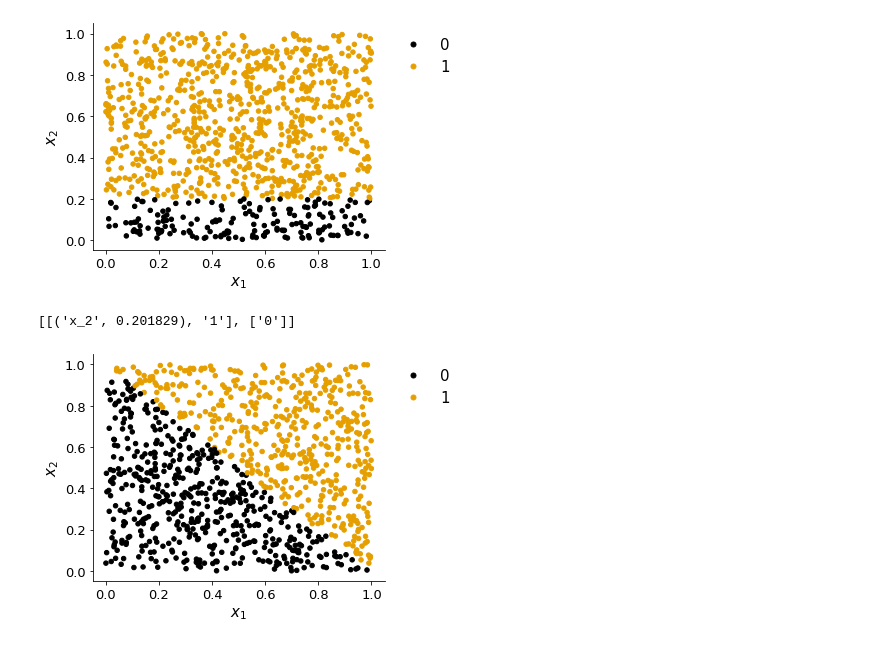
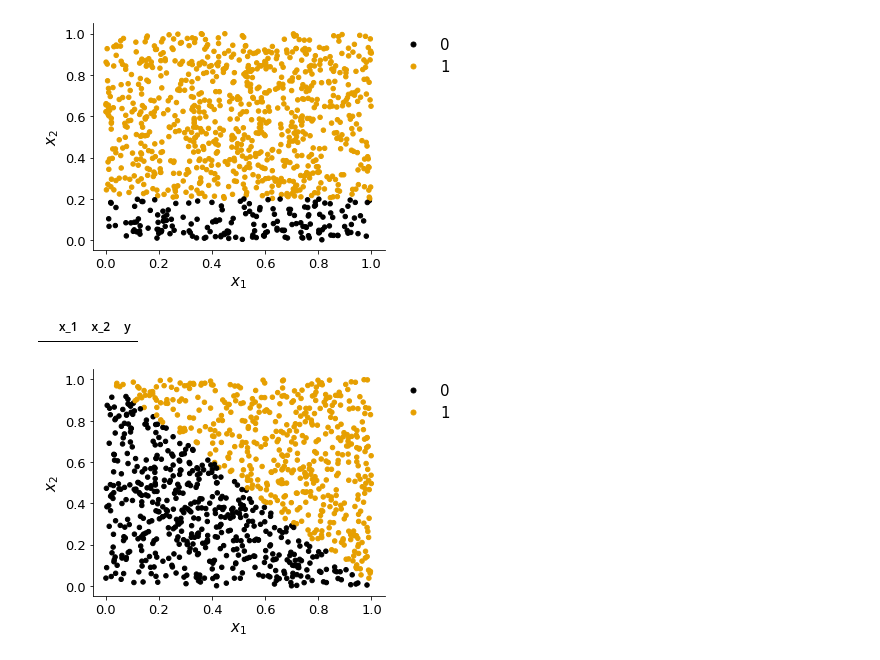
Before and after one commit to TurnerEntenmann/CS760_HW2, a Jupyter notebook: main.ipynb, the cells around one changed output. Saved outputs shown, nothing was run; the diff lists cells and outputs as text; code cells hidden in the pictures.

```diff
--- a/main.ipynb
+++ b/main.ipynb
@@ -257,8 +257,8 @@ test_rules = [[("x_2", 0.201829), "1"], "0"]
 def predict_point(x_1, x_2, tree):
     points = {"x_1": x_1, "x_2":x_2}
     # check if at leaf
-    if type(tree) == str:
-        return tree
+    if len(tree) == 1:
+        return tree[0]
     # eval otherwise
     else:
         node = tree[0]
@@ -367,11 +367,16 @@ plt.tight_layout()
 plt.savefig("plots/D1_plot.pdf")
 # %% [output]
 [figure]
-# %%
-#D1_rules
-grid = np.meshgrid
-# %% [output]
-[[('x_2', 0.201829), '1'], ['0']]
+# %%
+boundary_df = pd.DataFrame({"x_1":[], "x_2":[], "y":[]})
+grid_x = np.linspace(0, 1, 1000)
+for x_1 in grid_x:
+    for x_2 in grid_x:
+        pass
+        y = predict_point(x_1, x_2, D1_rules)
+boundary_df
+# %% [output]
+|  | x_1 | x_2 | y |
 # %%
 # make axies
 ax = get_ax()
```
Also changed, not shown: parts of 7 cells of this notebook, 3 other files.
